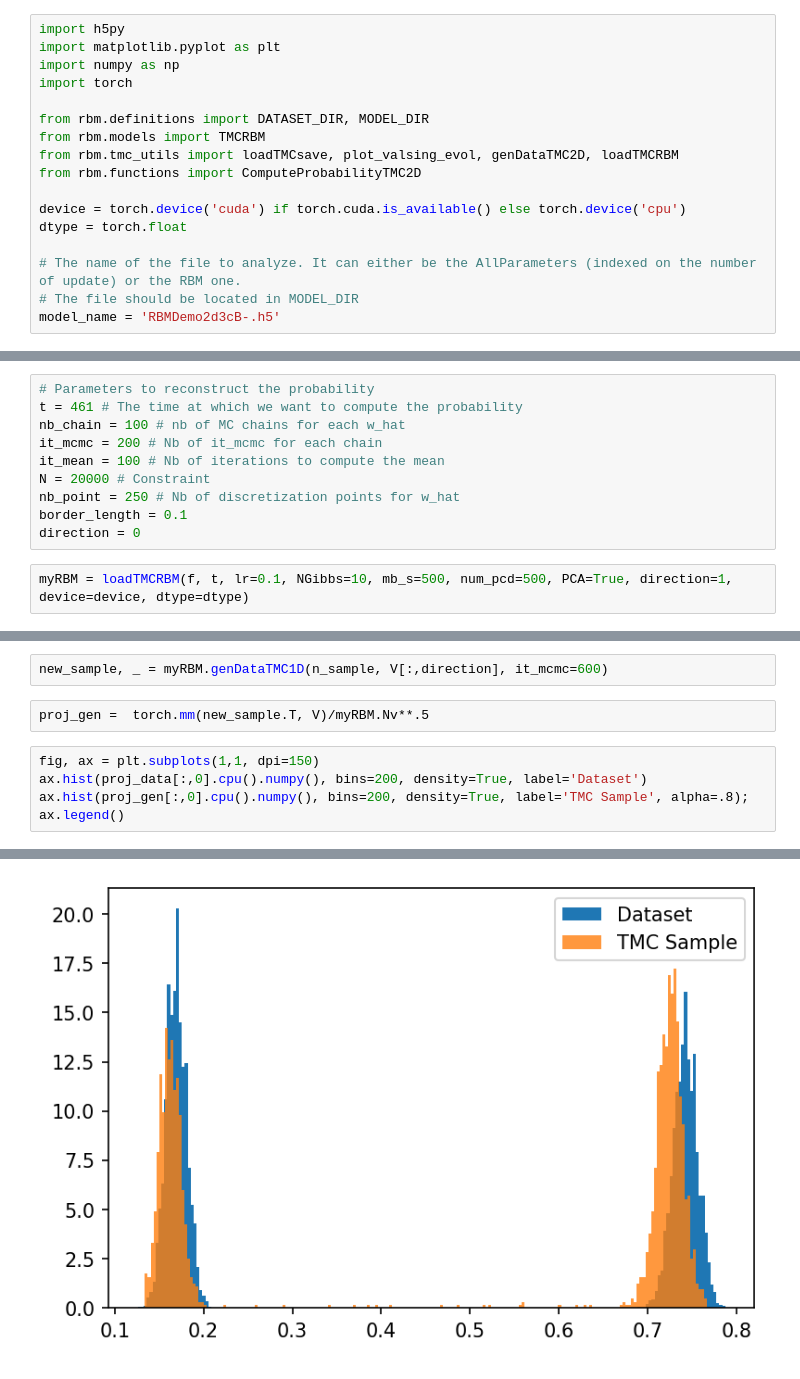
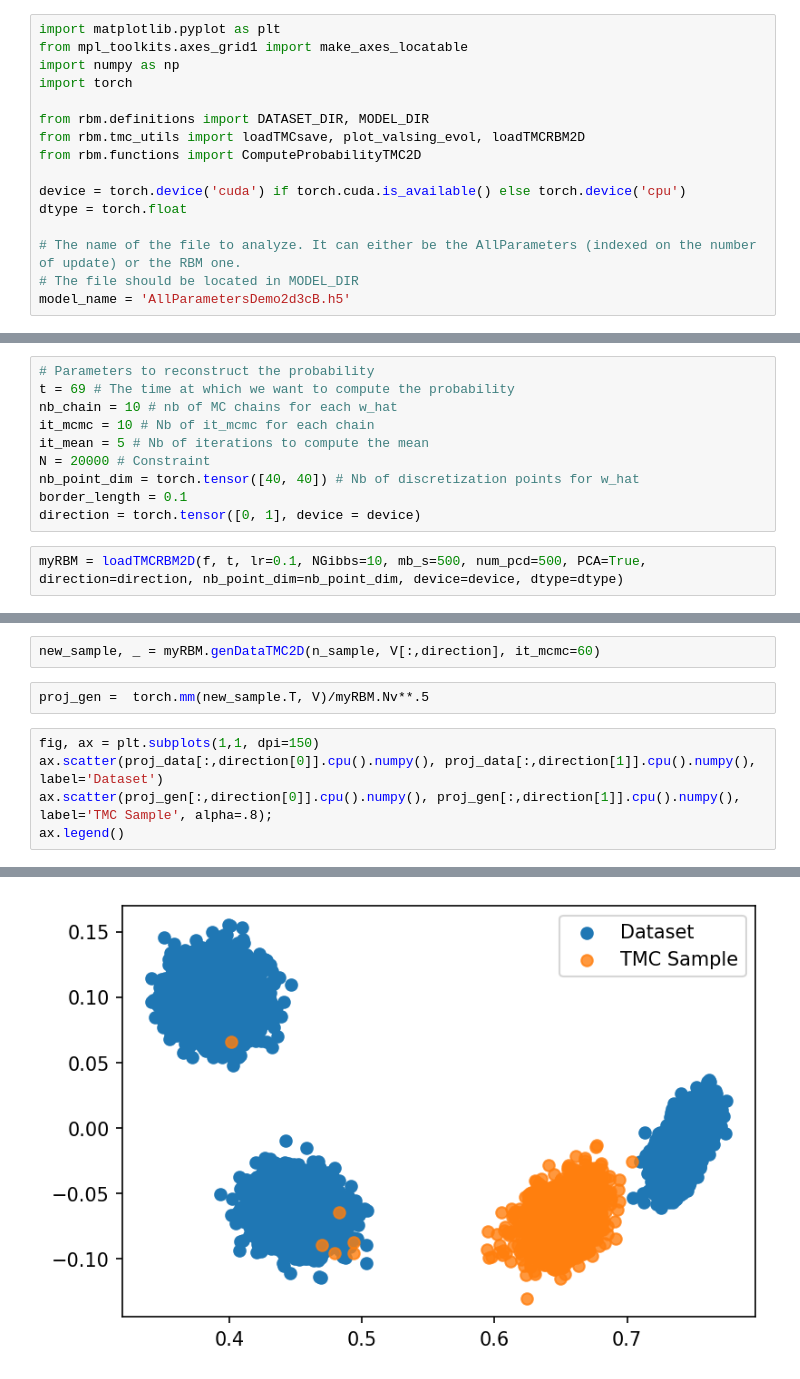
Before and after one commit to nbereux/TMCRBM, a Jupyter notebook: notebook/sample_2d3c.ipynb, the cells around one changed output, grey strips where cells are left out. Saved outputs shown, nothing was run; the diff lists cells and outputs as text.

```diff
--- a/notebook/sample_2d3c.ipynb
+++ b/notebook/sample_2d3c.ipynb
@@ -1,12 +1,11 @@
 # %%
-import h5py
 import matplotlib.pyplot as plt
+from mpl_toolkits.axes_grid1 import make_axes_locatable
 import numpy as np
 import torch
 
 from rbm.definitions import DATASET_DIR, MODEL_DIR
-from rbm.models import TMCRBM
-from rbm.tmc_utils import loadTMCsave, plot_valsing_evol, genDataTMC2D, loadTMCRBM
+from rbm.tmc_utils import loadTMCsave, plot_valsing_evol, loadTMCRBM2D
 from rbm.functions import ComputeProbabilityTMC2D
 
 device = torch.device('cuda') if torch.cuda.is_available() else torch.device('cpu')
@@ -14,7 +13,7 @@ dtype = torch.float
 
 # The name of the file to analyze. It can either be the AllParameters (indexed on the number of update) or the RBM one.
 # The file should be located in MODEL_DIR
-model_name = 'RBMDemo2d3cB-.h5'
+model_name = 'AllParametersDemo2d3cB.h5'
 # %% [markdown]
 # Load dataset and model
 # %%
@@ -40,14 +40,14 @@ print(alltime)
 # Potential/Probability Analysis
 # %%
 # Parameters to reconstruct the probability
-t = 461 # The time at which we want to compute the probability
-nb_chain = 100 # nb of MC chains for each w_hat
-it_mcmc = 200 # Nb of it_mcmc for each chain
-it_mean = 100 # Nb of iterations to compute the mean
+t = 69 # The time at which we want to compute the probability
+nb_chain = 10 # nb of MC chains for each w_hat
+it_mcmc = 10 # Nb of it_mcmc for each chain
+it_mean = 5 # Nb of iterations to compute the mean
 N = 20000 # Constraint
-nb_point = 250 # Nb of discretization points for w_hat
+nb_point_dim = torch.tensor([40, 40]) # Nb of discretization points for w_hat
 border_length = 0.1
-direction = 0
+direction = torch.tensor([0, 1], device = device)
 # %%
-myRBM = loadTMCRBM(f, t, lr=0.1, NGibbs=10, mb_s=500, num_pcd=500, PCA=True, direction=1, device=device, dtype=dtype)
+myRBM = loadTMCRBM2D(f, t, lr=0.1, NGibbs=10, mb_s=500, num_pcd=500, PCA=True, direction=direction, nb_point_dim=nb_point_dim, device=device, dtype=dtype)
 # %%
@@ -87,14 +83,14 @@ ax.legend();
 # %%
 n_sample = 2000
 # %%
-new_sample, _ = myRBM.genDataTMC1D(n_sample, V[:,direction], it_mcmc=600)
+new_sample, _ = myRBM.genDataTMC2D(n_sample, V[:,direction], it_mcmc=60)
 # %%
 proj_gen =  torch.mm(new_sample.T, V)/myRBM.Nv**.5
 # %%
 fig, ax = plt.subplots(1,1, dpi=150)
-ax.hist(proj_data[:,0].cpu().numpy(), bins=200, density=True, label='Dataset')
-ax.hist(proj_gen[:,0].cpu().numpy(), bins=200, density=True, label='TMC Sample', alpha=.8);
+ax.scatter(proj_data[:,direction[0]].cpu().numpy(), proj_data[:,direction[1]].cpu().numpy(), label='Dataset')
+ax.scatter(proj_gen[:,direction[0]].cpu().numpy(), proj_gen[:,direction[1]].cpu().numpy(), label='TMC Sample', alpha=.8);
 ax.legend()
 # %% [output]
 <matplotlib.legend.Legend at 0x...>
-[figure, old version]
+[figure, new version]
```
Also changed, not shown: parts of 7 cells of this notebook, 4 other files.
